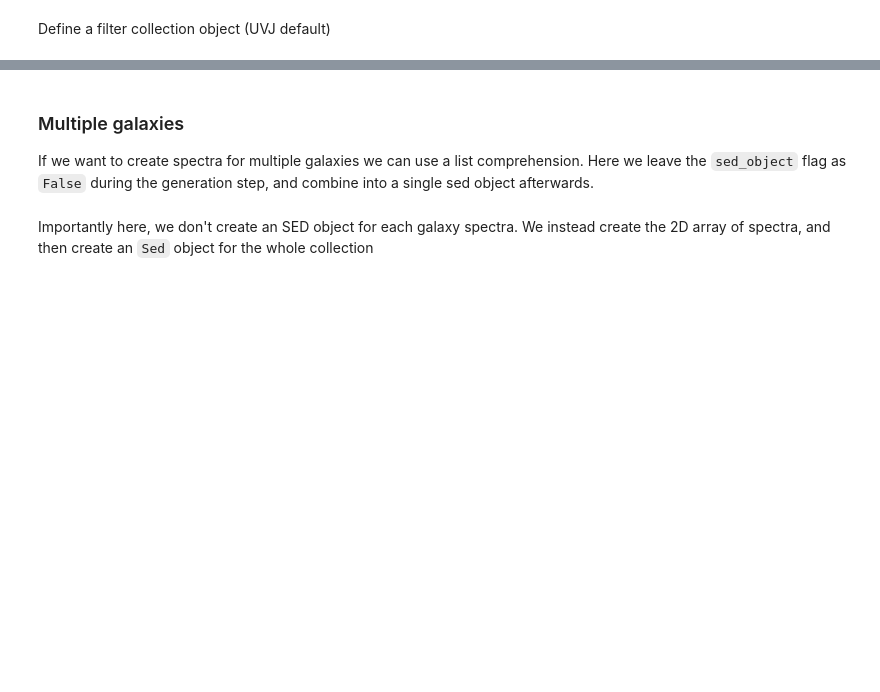
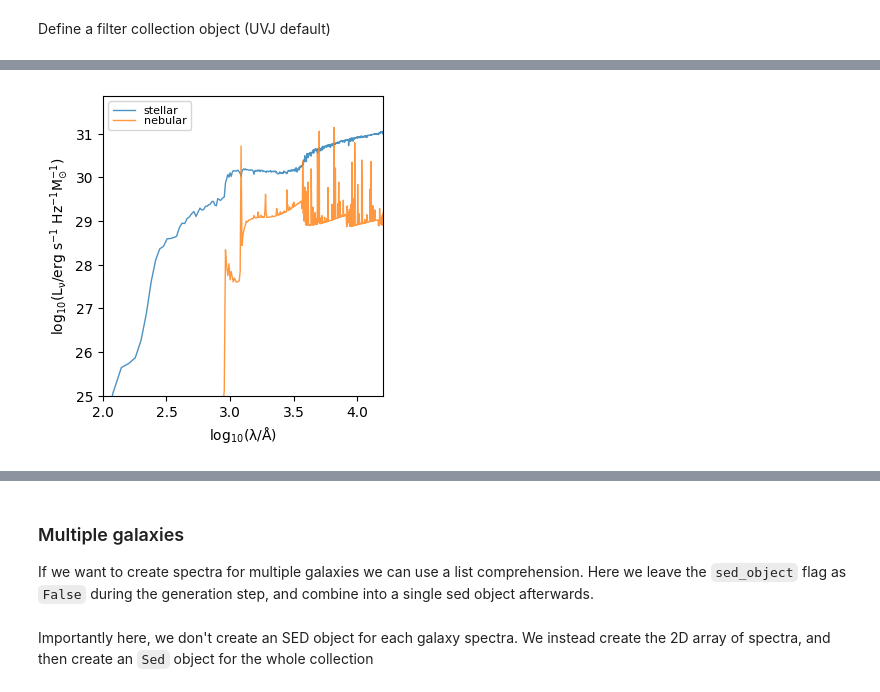
Before and after one commit to synthesizer-project/synthesizer, a Jupyter notebook: docs/source/cosmo/cosmo_example.ipynb, the cells around one changed output, grey strips where cells are left out. Cells and saved outputs as stored; diff of their text form; code cells hidden in the pictures; blank space fills up the shorter version.

```diff
--- a/docs/source/cosmo/cosmo_example.ipynb
+++ b/docs/source/cosmo/cosmo_example.ipynb
@@ -78,0 +106,8 @@ print(_UVJ)
+# %%
+spec = _g.get_nebular_spectra(grid)
+fig, ax = _g.plot_spectra()
+ax.set_ylim(25,)
+ax.set_xlim(2, 4.2)
+plt.show()
+# %% [output]
+[figure, added]
```
Also changed, not shown: parts of 22 cells of this notebook.
